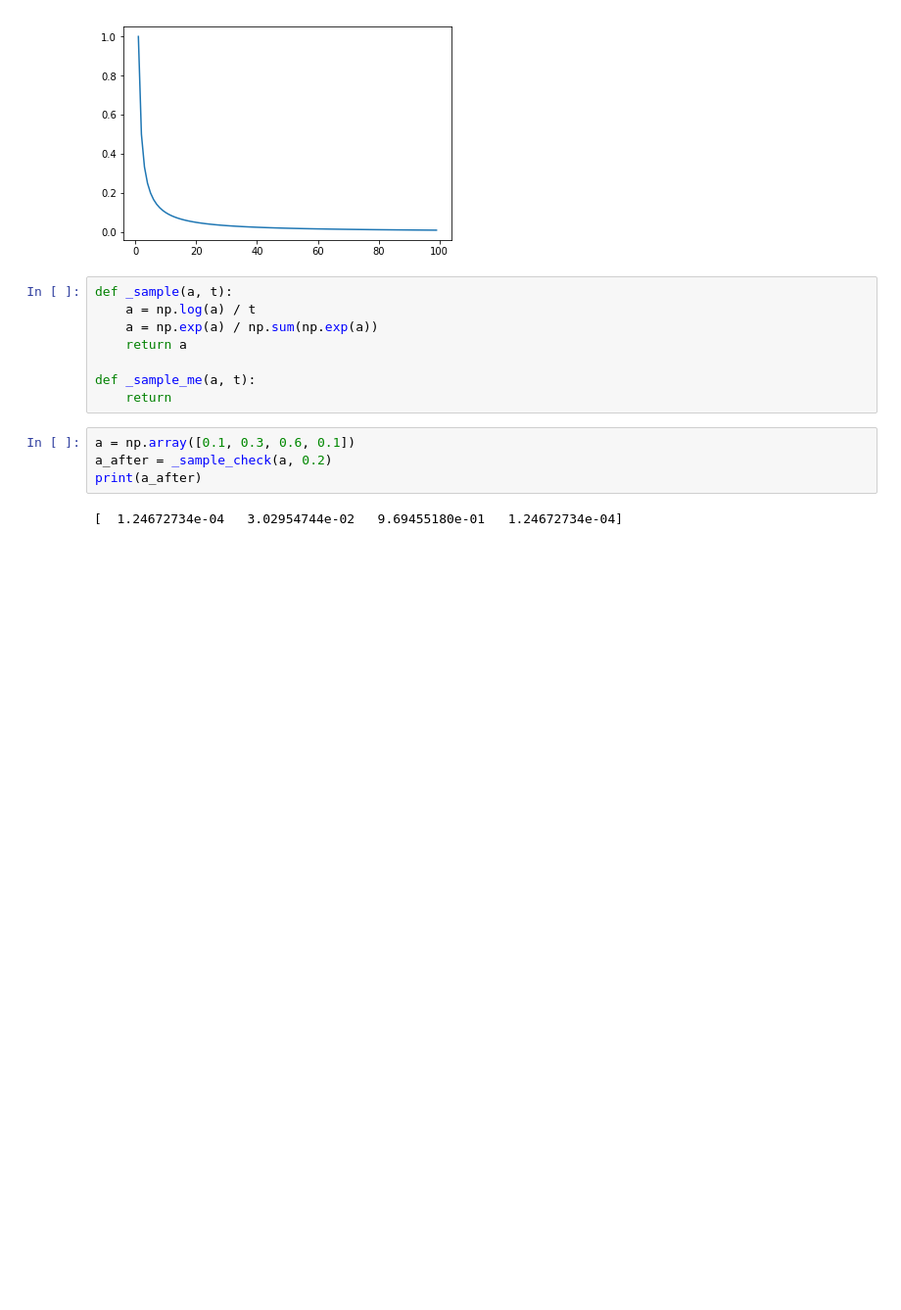
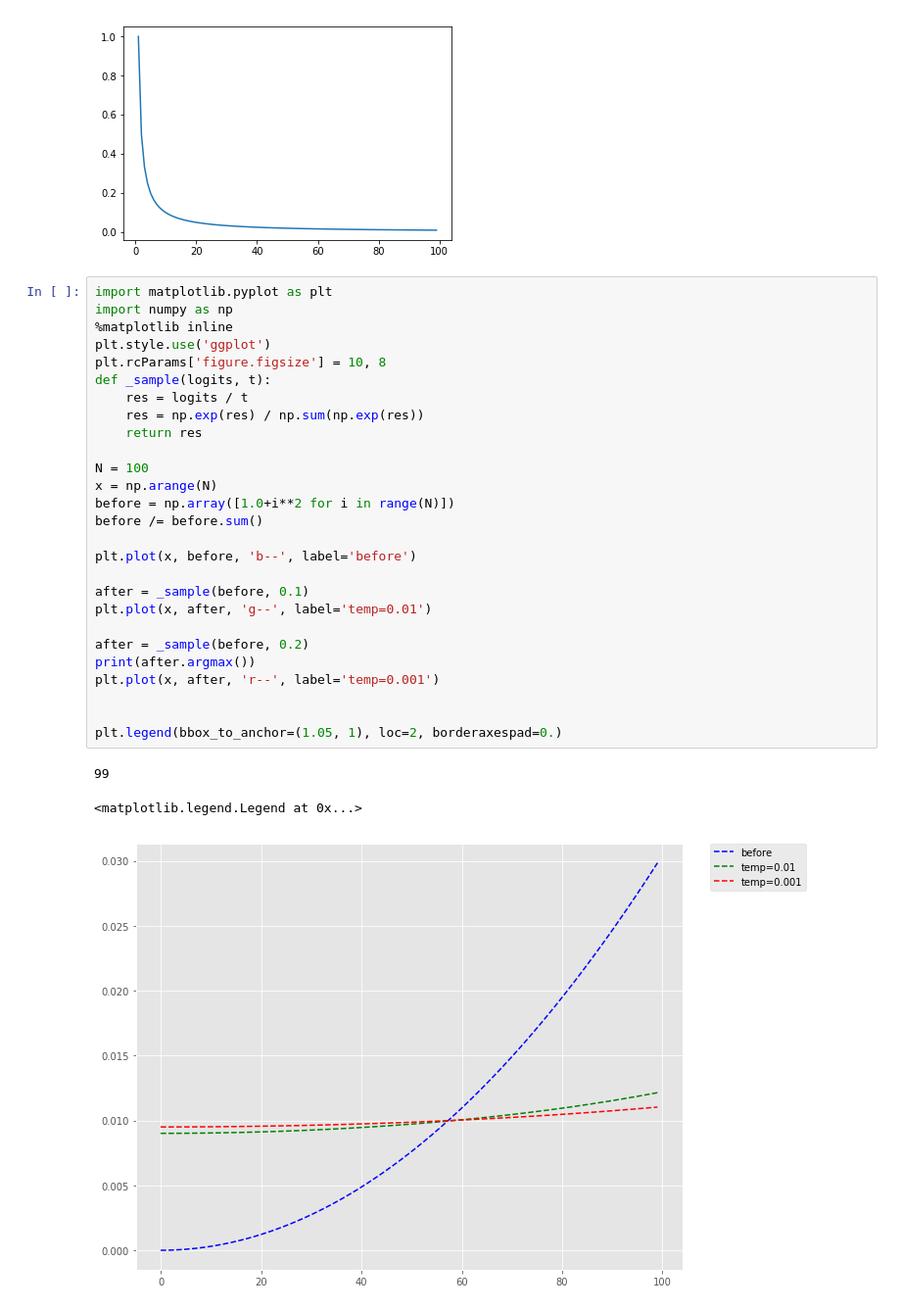
Before and after one commit to mckinziebrandon/DeepChatModels, a Jupyter notebook: notebooks/ubuntu_reformat.ipynb, the cells around one changed output. Shown at 98% size. Drawn from its saved outputs; the diff is of its cells as text; blank space fills up the shorter version.

```diff
--- a/notebooks/ubuntu_reformat.ipynb
+++ b/notebooks/ubuntu_reformat.ipynb
@@ -272,17 +272,34 @@ plt.plot(pred_accuracy, [1./p for p in pred_accuracy])
 Loss for uniformly random guessing is 10.5966347331
 [<matplotlib.lines.Line2D at 0x...>]
 [figure]
-# %%
-def _sample(a, t):
-    a = np.log(a) / t
-    a = np.exp(a) / np.sum(np.exp(a))
-    return a
-
-def _sample_me(a, t):
-    return
-# %%
-a = np.array([0.1, 0.3, 0.6, 0.1])
-a_after = _sample_check(a, 0.2)
-print(a_after)
-# %% [output]
-[  1.24672734e-04   3.02954744e-02   9.69455180e-01   1.24672734e-04]
+# %%
+import matplotlib.pyplot as plt
+import numpy as np
+%matplotlib inline
+plt.style.use('ggplot')
+plt.rcParams['figure.figsize'] = 10, 8
+def _sample(logits, t):
+    res = logits / t
+    res = np.exp(res) / np.sum(np.exp(res))
+    return res
+
+N = 100
+x = np.arange(N)
+before = np.array([1.0+i**2 for i in range(N)])
+before /= before.sum()
+
+plt.plot(x, before, 'b--', label='before')
+
+after = _sample(before, 0.1)
+plt.plot(x, after, 'g--', label='temp=0.01')
+
+after = _sample(before, 0.2)
+print(after.argmax())
+plt.plot(x, after, 'r--', label='temp=0.001')
+
+
+plt.legend(bbox_to_anchor=(1.05, 1), loc=2, borderaxespad=0.)
+# %% [output]
+99
+<matplotlib.legend.Legend at 0x...>
+[figure, added]
```
Also changed, not shown: parts of 1 cell of this notebook, 9 other files.
